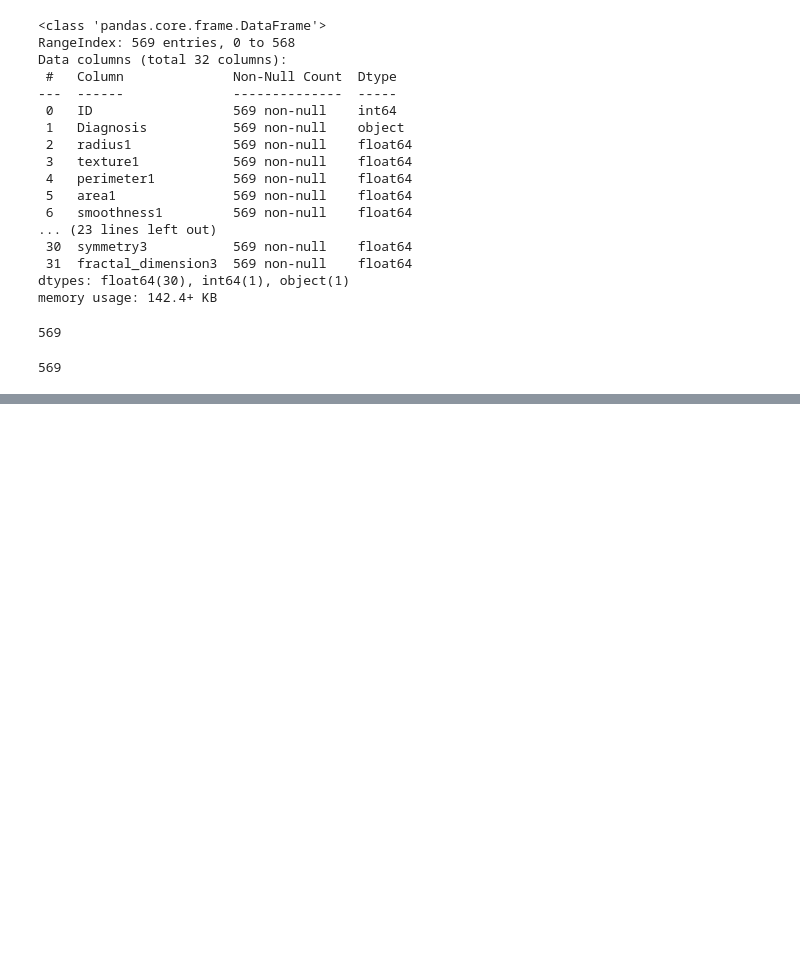
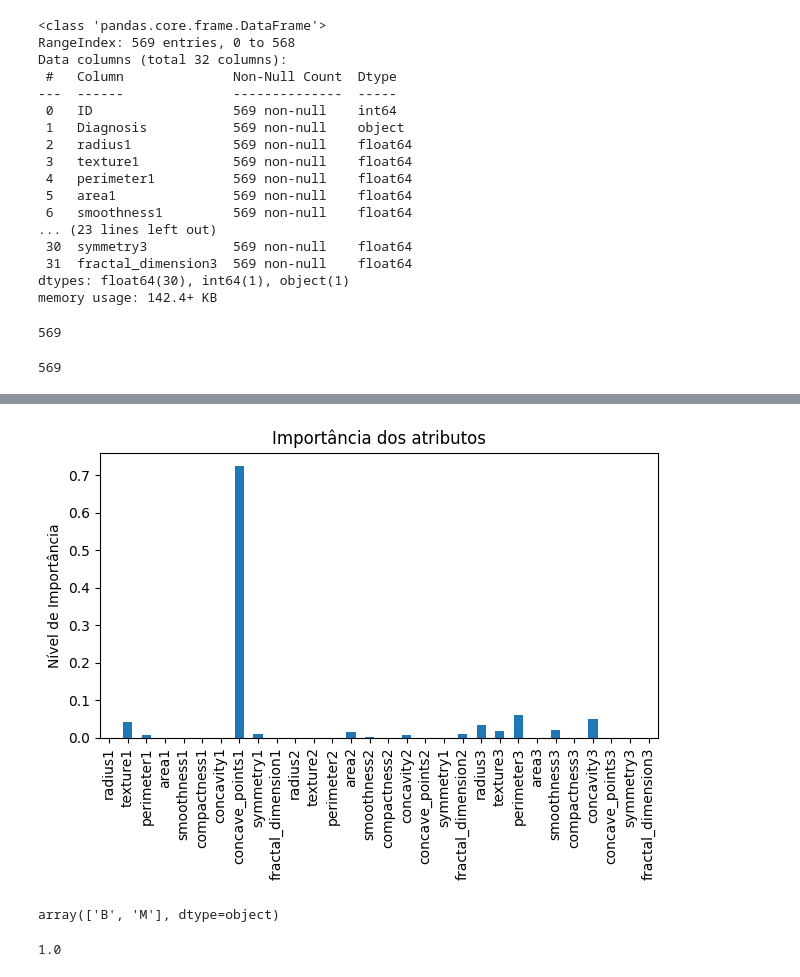
Before and after one commit to leydsonbarros/machinelearning-breastcancer, a Jupyter notebook: breastcancerwisconsin.ipynb, the cells around one changed output, grey strips where cells are left out. Cells and saved outputs as stored; diff of their text form; code cells hidden in the pictures; blank space fills up the shorter version.

```diff
--- a/breastcancerwisconsin.ipynb
+++ b/breastcancerwisconsin.ipynb
@@ -93,0 +159,5 @@ len(wdbc)
+# %%
+# Separando X e y
+X = wdbc.drop(['ID','Diagnosis'],axis=1)
+Y = wdbc.Diagnosis
+names = ["radius1","texture1","perimeter1","area1","smoothness1","compactness1","concavity1","concave_points1","symmetry1","fractal_dimension1","radius2","texture2","perimeter2","area2","smoothness2","compactness2","concavity2","concave_points2","symmetry1","fractal_dimension2","radius3","texture3","perimeter3","area3","smoothness3","compactness3","concavity3","concave_points3","symmetry3","fractal_dimension3"]
@@ -93,0 +185,20 @@ len(wdbc)
+# %%
+
+wdbc_clf_importances = pd.Series(importances, index=names)
+
+fig, ax = plt.subplots()
+wdbc_clf_importances.plot.bar(ax=ax)
+ax.set_title("Importância dos atributos")
+ax.set_ylabel("Nível de Importância")
+fig.tight_layout()
+# %% [output]
+[figure, added]
+# %%
+wdbc_clf.classes_
+# %% [output]
+array(['B', 'M'], dtype=object)
+# %%
+# Verificando o score
+wdbc_clf.score(X_train,y_train)
+# %% [output]
+1.0
```
Also changed, not shown: parts of 54 cells of this notebook.
